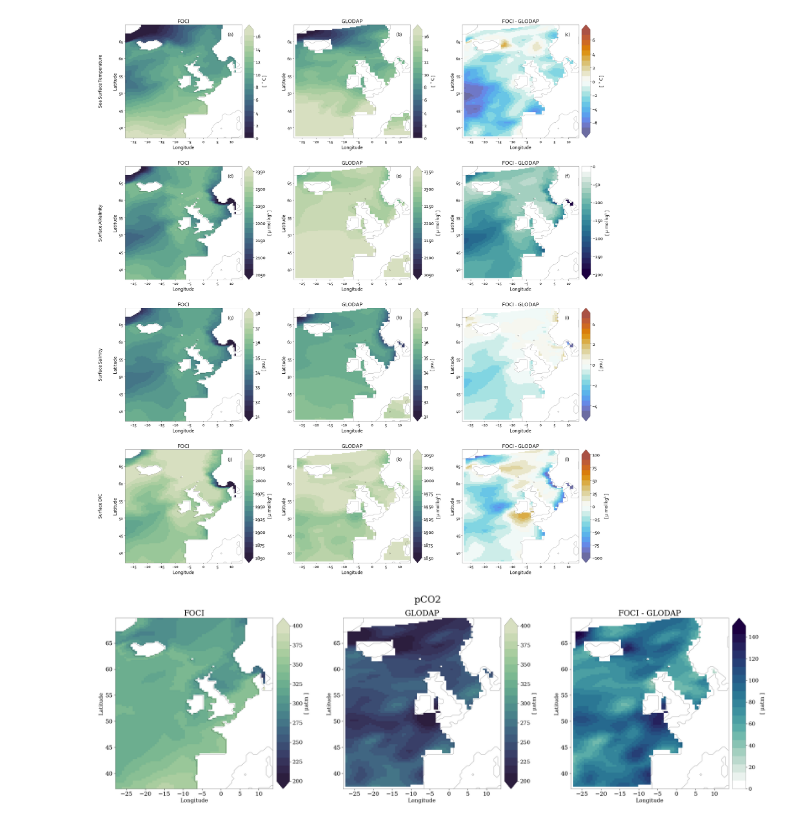
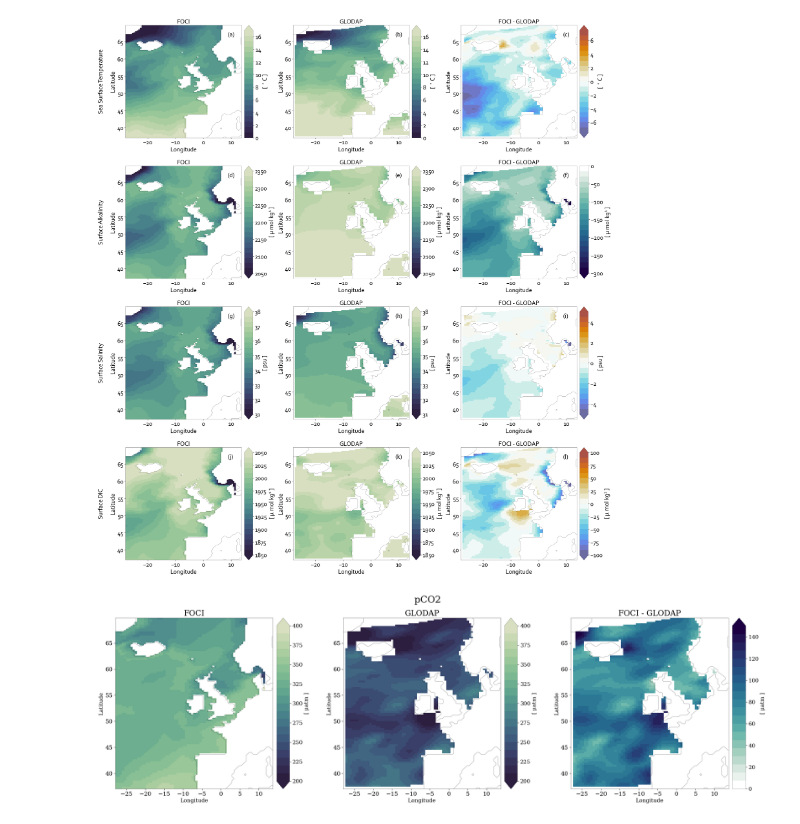
Before and after one commit to chiaraciscato/2026_ciscato_oae_seasonality, a Jupyter notebook: scripts/validation.ipynb, the cells around one changed output. Saved outputs shown, nothing was run; the diff lists cells and outputs as text; code cells hidden in the pictures.

```diff
--- a/scripts/validation.ipynb
+++ b/scripts/validation.ipynb
@@ -33,7 +33,7 @@ FOCI_fin = {}
 fig, axes = plt.subplots(4,3, figsize=(30,34))
 plt.subplots_adjust(hspace=0.25)
 
-f=18
+f=22
 
 for j, (name, keys) in enumerate(variables.items()):
 
@@ -119,6 +119,8 @@ for j, (name, keys) in enumerate(variables.items()):
 
         im = ax.pcolormesh(lat, lon, ds, vmin=vmin, vmax=vmax, cmap=cmap)
         ax.contour(lat, lon, contour, levels=[0.5], colors='black', linewidths=.3)
+        ax.tick_params(axis='both', which='major', labelsize=f)
+
 
         fineline(ax,0.4)
         c_map = fig.colorbar(im, ax=ax,
@@ -127,35 +129,35 @@ for j, (name, keys) in enumerate(variables.items()):
 
         c_map.set_label(f'[ {unit} ]', fontsize=f)
         c_map.outline.set_linewidth(0.25)
         c_map.ax.tick_params(labelsize=f)
 
         ax.set_xlabel('Longitude', fontsize=f)
         ax.set_ylabel('Latitude', fontsize=f)
 
-        ax.set_title(title)
+        ax.set_title(title, fontsize=f)
 
 axes = axes.flatten()
 for n, ax in enumerate(axes):
     ax.text(0.88, 0.9, f'({string.ascii_lowercase[n]})',
             transform=ax.transAxes, color='black', fontsize=f)
 
 row_titles = variables.keys()
 for i, title in enumerate(row_titles):
     row = axes.reshape(4, 3)[i]          # ith row of axes
     y = (row[0].get_position().y0 + row[0].get_position().y1) / 2
 
     fig.text(
         0.085, y,
         title,
         ha='center',
         va='center',
         rotation=90,
         fontsize=f,
     )
 
 plt.savefig(f'/Users/chiaraciscato/Desktop/GEOMAR/2025_ciscato_oae_seasonality/out/validation.png')
 # %% [output]
-[figure, old version]
+[figure, new version]
 # %%
 # derived_vars = {
 #                     'pCO2':{'unit':'μatm', 'vmin':200, 'vmax':400, 'v_chg':150},
```
Also changed, not shown: 7 other files.
